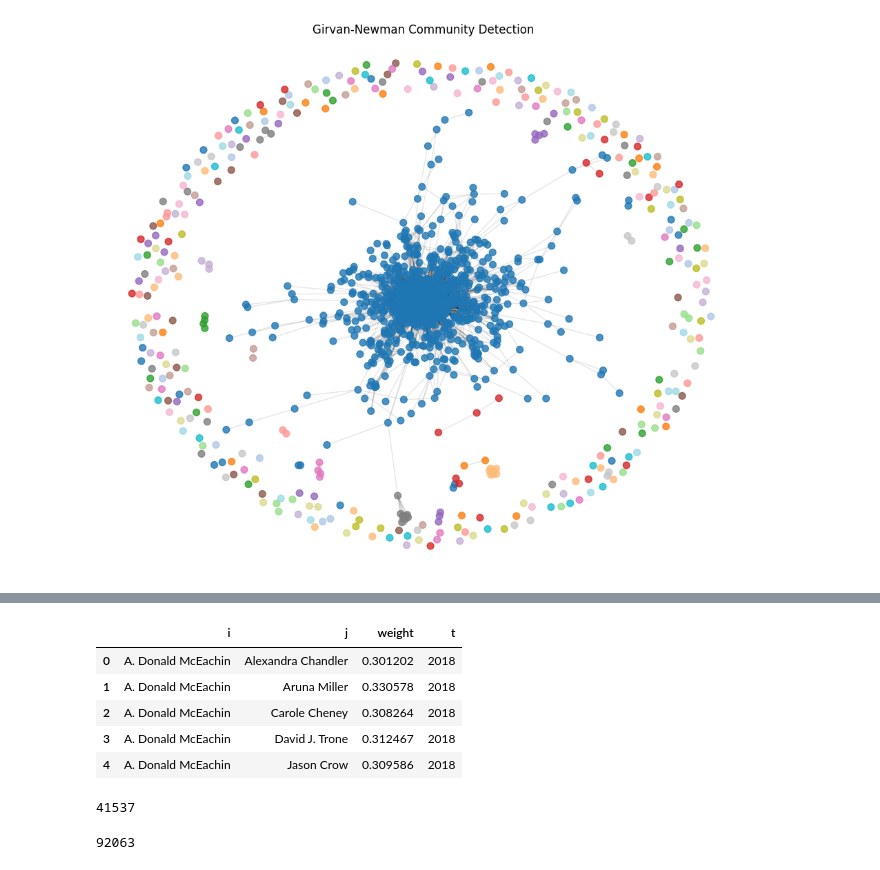
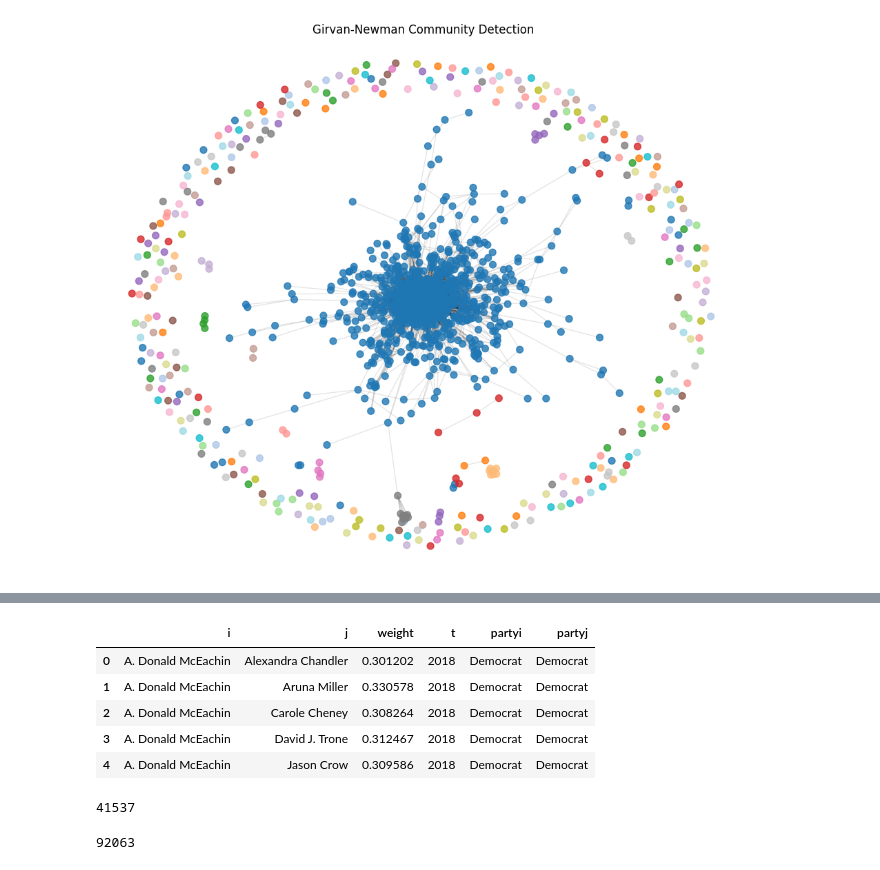
Before and after one commit to nurfnick/NetworkScience, a Jupyter notebook: Project/project.ipynb, the cells around one changed output, grey strips where cells are left out. Cells and saved outputs as stored; diff of their text form; code cells hidden in the pictures.

Commit message:
added by party networks.

```diff
--- a/Project/project.ipynb
+++ b/Project/project.ipynb
@@ -534,26 +534,28 @@ Successfully installed acres-0.5.0 bids-validator-1.14.7.post0 bidsschematools-1
 # %%
 import pandas as pd
 
 edges_data = []
 for u, v, data in graph_2018.edges(data=True):
     weight = data.get('weight', 1.0) # Default weight to 1.0 if not present
     edges_data.append({
         'i': u,
         'j': v,
         'weight': weight,
-        't': 2018
+        't': 2018,
+        'partyi': graph_2018.nodes[u]['party'],
+        'partyj': graph_2018.nodes[v]['party']
     })
 
 edges_df = pd.DataFrame(edges_data)
 display(edges_df.head())
 len(edges_df)
 # %% [output]
-|  | i | j | weight | t |
-| 0 | A. Donald McEachin | Alexandra Chandler | 0.301202 | 2018 |
-| 1 | A. Donald McEachin | Aruna Miller | 0.330578 | 2018 |
-| 2 | A. Donald McEachin | Carole Cheney | 0.308264 | 2018 |
-| 3 | A. Donald McEachin | David J. Trone | 0.312467 | 2018 |
-| 4 | A. Donald McEachin | Jason Crow | 0.309586 | 2018 |
+|  | i | j | weight | t | partyi | partyj |
+| 0 | A. Donald McEachin | Alexandra Chandler | 0.301202 | 2018 | Democrat | Democrat |
+| 1 | A. Donald McEachin | Aruna Miller | 0.330578 | 2018 | Democrat | Democrat |
+| 2 | A. Donald McEachin | Carole Cheney | 0.308264 | 2018 | Democrat | Democrat |
+| 3 | A. Donald McEachin | David J. Trone | 0.312467 | 2018 | Democrat | Democrat |
+| 4 | A. Donald McEachin | Jason Crow | 0.309586 | 2018 | Democrat | Democrat |
 41537
 # %%
 edges_data_2020 = []
```
Also changed, not shown: parts of 8 cells of this notebook.
